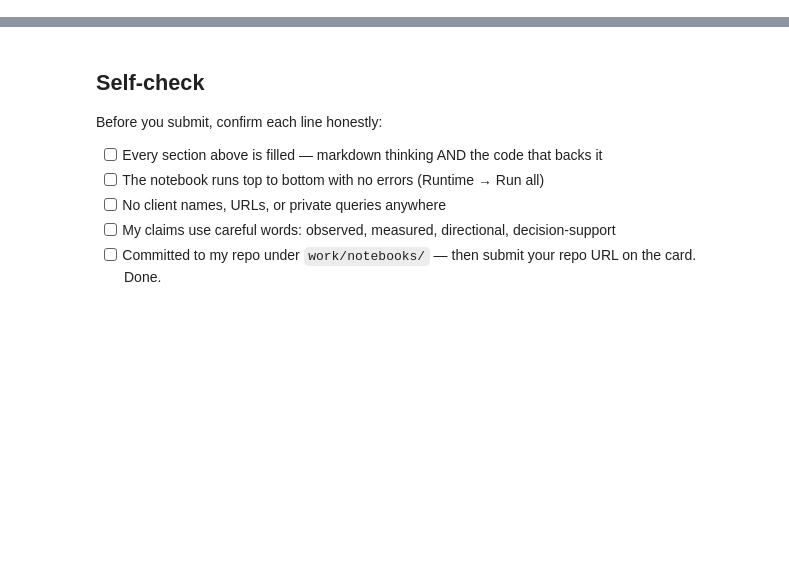
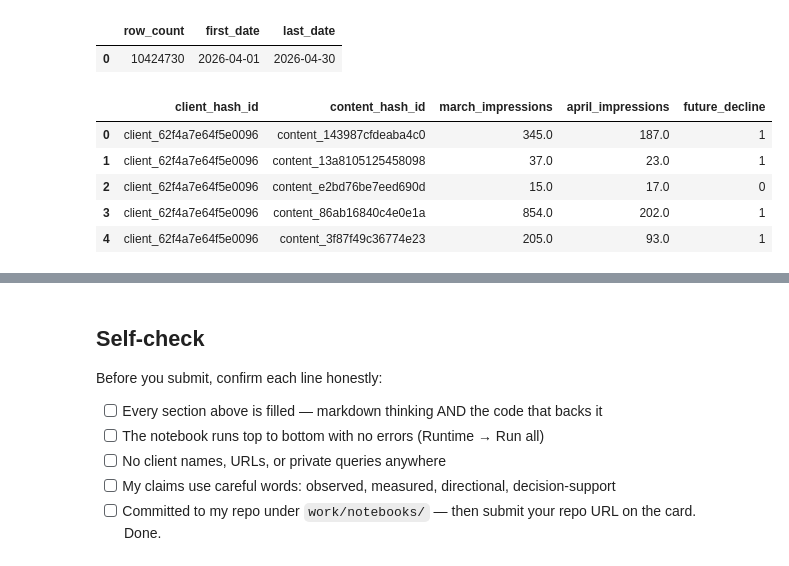
Before and after one commit to Hanizakkk/flyrank_working-repo, a Jupyter notebook: work/notebooks/w03_data_contract.ipynb, the cells around one changed output, grey strips where cells are left out. Cells and saved outputs as stored; diff of their text form; code cells hidden in the pictures; blank space fills up the shorter version.

```diff
--- a/work/notebooks/w03_data_contract.ipynb
+++ b/work/notebooks/w03_data_contract.ipynb
@@ -26,0 +274,65 @@ This skeleton is yours to fill. Work the sections **in order** — each one has
+# %%
+con.execute("""
+SELECT
+    COUNT(*) AS row_count,
+    MIN(report_date) AS first_date,
+    MAX(report_date) AS last_date
+FROM read_parquet(
+    'hf://datasets/FlyRank/internship-warehouse/fact_content_daily_performance/month=2026-04/*.parquet'
+)
+""").df()
+# %% [output]
+|  | row_count | first_date | last_date |
+| 0 | 10424730 | 2026-04-01 | 2026-04-30 |
+# %%
+label_df = con.execute("""
+WITH march AS (
+    SELECT
+        client_hash_id,
+        content_hash_id,
+        SUM(gsc_impressions) AS march_impressions
+    FROM read_parquet(
+        'hf://datasets/FlyRank/internship-warehouse/fact_content_daily_performance/month=2026-03/*.parquet'
+    )
+    WHERE gsc_data_available IS TRUE
+    GROUP BY client_hash_id, content_hash_id
+),
+
+april AS (
+    SELECT
+        client_hash_id,
+        content_hash_id,
+        SUM(gsc_impressions) AS april_impressions
+    FROM read_parquet(
+        'hf://datasets/FlyRank/internship-warehouse/fact_content_daily_performance/month=2026-04/*.parquet'
+    )
+    WHERE gsc_data_available IS TRUE
+    GROUP BY client_hash_id, content_hash_id
+)
+
+SELECT
+    m.client_hash_id,
+    m.content_hash_id,
+    m.march_impressions,
+    a.april_impressions,
+
+    CASE
+        WHEN a.april_impressions < m.march_impressions
+        THEN 1
+        ELSE 0
+    END AS future_decline
+
+FROM march m
+INNER JOIN april a
+    ON m.client_hash_id = a.client_hash_id
+    AND m.content_hash_id = a.content_hash_id
+""").df()
+
+label_df.head()
+# %% [output]
+|  | client_hash_id | content_hash_id | march_impressions | april_impressions | future_decline |
+| 0 | client_62f4a7e64f5e0096 | content_143987cfdeaba4c0 | 345.0 | 187.0 | 1 |
+| 1 | client_62f4a7e64f5e0096 | content_13a8105125458098 | 37.0 | 23.0 | 1 |
+| 2 | client_62f4a7e64f5e0096 | content_e2bd76be7eed690d | 15.0 | 17.0 | 0 |
+| 3 | client_62f4a7e64f5e0096 | content_86ab16840c4e0e1a | 854.0 | 202.0 | 1 |
+| 4 | client_62f4a7e64f5e0096 | content_3f87f49c36774e23 | 205.0 | 93.0 | 1 |
```
Also changed, not shown: parts of 26 cells of this notebook.
